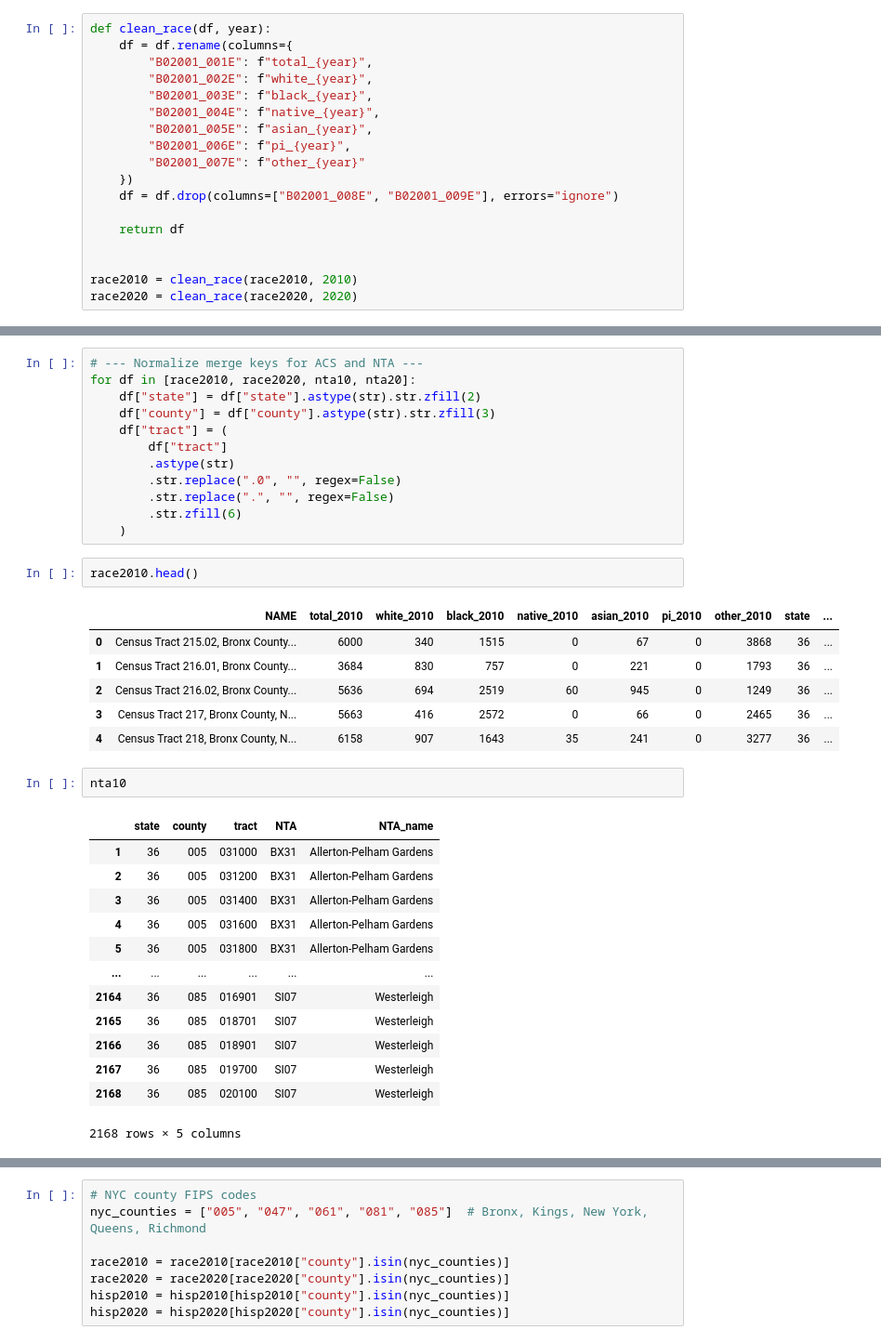
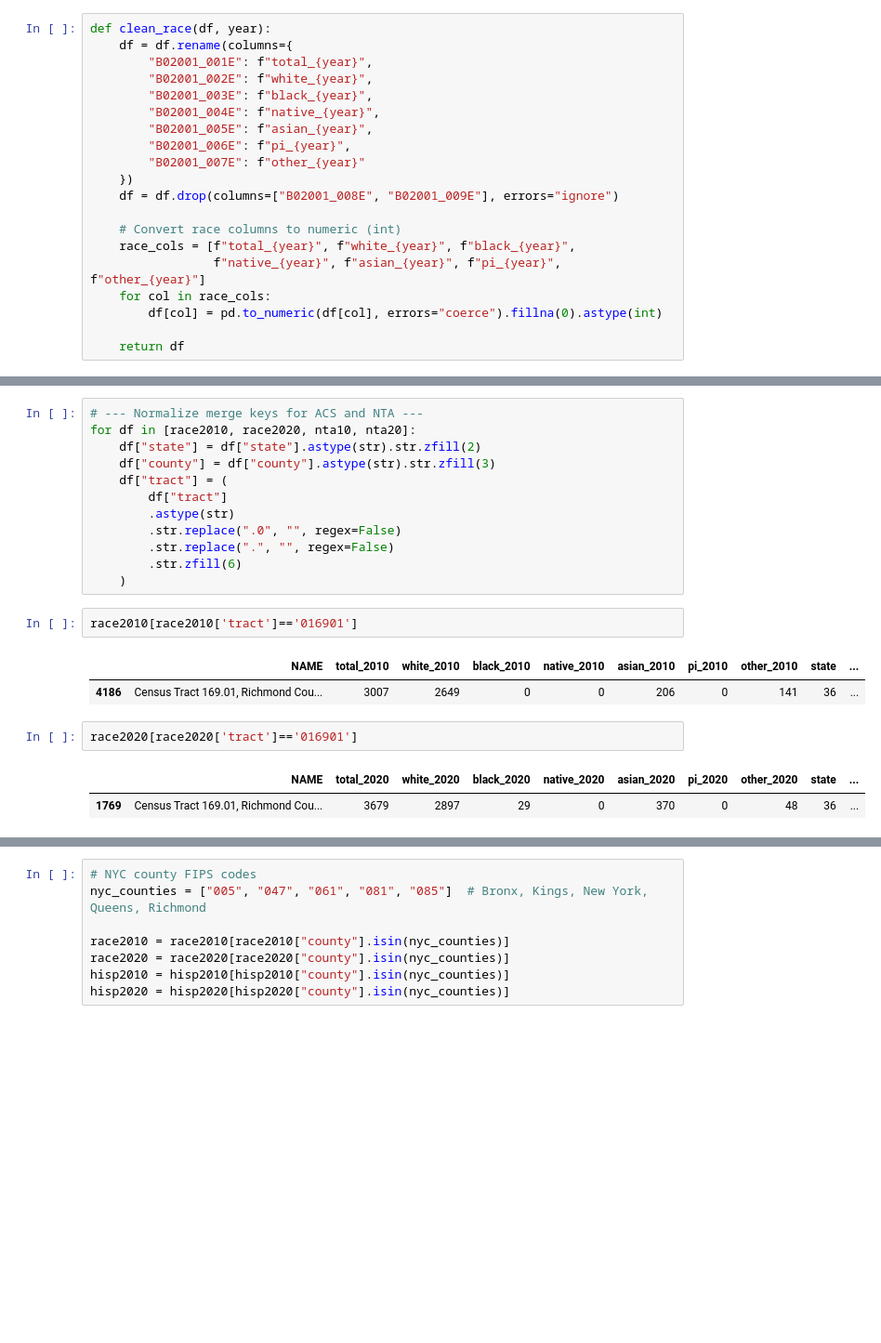
Before and after one commit to NYCRentAndSalary/NYCRentAndSalary.github.io, a Jupyter notebook: gentrification.ipynb, the cells around one changed output, grey strips where cells are left out. Shown at 93% size. Cells and saved outputs as stored; diff of their text form; blank space fills up the shorter version.

```diff
--- a/gentrification.ipynb
+++ b/gentrification.ipynb
@@ -1373,8 +1319,10 @@ def clean_race(df, year):
     })
     df = df.drop(columns=["B02001_008E", "B02001_009E"], errors="ignore")
 
+    # Convert race columns to numeric (int)
+    race_cols = [f"total_{year}", f"white_{year}", f"black_{year}",
+                 f"native_{year}", f"asian_{year}", f"pi_{year}", f"other_{year}"]
+    for col in race_cols:
+        df[col] = pd.to_numeric(df[col], errors="coerce").fillna(0).astype(int)
+
     return df
-
-
-race2010 = clean_race(race2010, 2010)
-race2020 = clean_race(race2020, 2020)
@@ -1441,30 +1414,15 @@ for df in [race2010, race2020, nta10, nta20]:
         .str.zfill(6)
     )
 # %%
-race2010.head()
+race2010[race2010['tract']=='016901']
 # %% [output]
 |  | NAME | total_2010 | white_2010 | black_2010 | native_2010 | asian_2010 | pi_2010 | other_2010 | state | ... |
-| 0 | Census Tract 215.02, Bronx County... | 6000 | 340 | 1515 | 0 | 67 | 0 | 3868 | 36 | ... |
-| 1 | Census Tract 216.01, Bronx County... | 3684 | 830 | 757 | 0 | 221 | 0 | 1793 | 36 | ... |
-| 2 | Census Tract 216.02, Bronx County... | 5636 | 694 | 2519 | 60 | 945 | 0 | 1249 | 36 | ... |
-| 3 | Census Tract 217, Bronx County, N... | 5663 | 416 | 2572 | 0 | 66 | 0 | 2465 | 36 | ... |
-| 4 | Census Tract 218, Bronx County, N... | 6158 | 907 | 1643 | 35 | 241 | 0 | 3277 | 36 | ... |
+| 4186 | Census Tract 169.01, Richmond Cou... | 3007 | 2649 | 0 | 0 | 206 | 0 | 141 | 36 | ... |
 # %%
-nta10
+race2020[race2020['tract']=='016901']
 # %% [output]
-|  | state | county | tract | NTA | NTA_name |
-| 1 | 36 | 005 | 031000 | BX31 | Allerton-Pelham Gardens |
-| 2 | 36 | 005 | 031200 | BX31 | Allerton-Pelham Gardens |
-| 3 | 36 | 005 | 031400 | BX31 | Allerton-Pelham Gardens |
-| 4 | 36 | 005 | 031600 | BX31 | Allerton-Pelham Gardens |
-| 5 | 36 | 005 | 031800 | BX31 | Allerton-Pelham Gardens |
-| ... | ... | ... | ... | ... | ... |
-| 2164 | 36 | 085 | 016901 | SI07 | Westerleigh |
-| 2165 | 36 | 085 | 018701 | SI07 | Westerleigh |
-| 2166 | 36 | 085 | 018901 | SI07 | Westerleigh |
-| 2167 | 36 | 085 | 019700 | SI07 | Westerleigh |
-| 2168 | 36 | 085 | 020100 | SI07 | Westerleigh |
+|  | NAME | total_2020 | white_2020 | black_2020 | native_2020 | asian_2020 | pi_2020 | other_2020 | state | ... |
+| 1769 | Census Tract 169.01, Richmond Cou... | 3679 | 2897 | 29 | 0 | 370 | 0 | 48 | 36 | ... |
-2168 rows × 5 columns
 # %%
 nta20[nta20['tract']=='031000']
 # %% [output]
```
Also changed, not shown: parts of 81 cells of this notebook, 1 other file.
